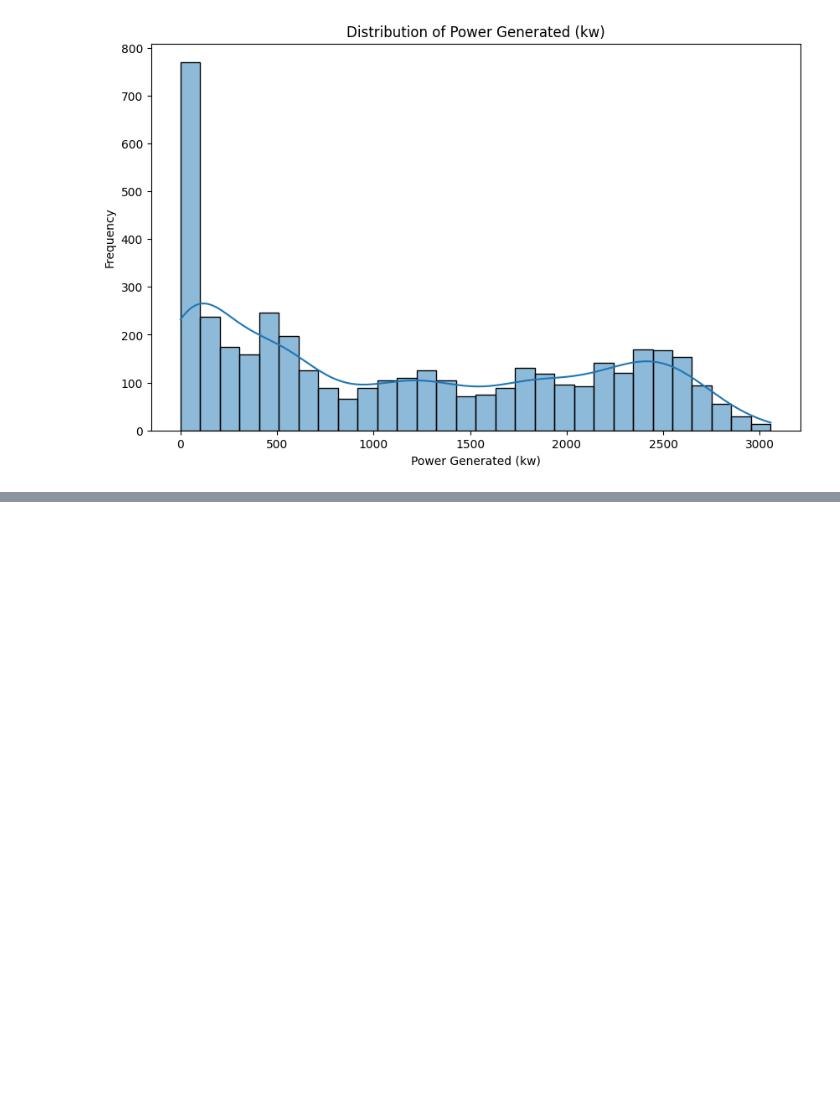
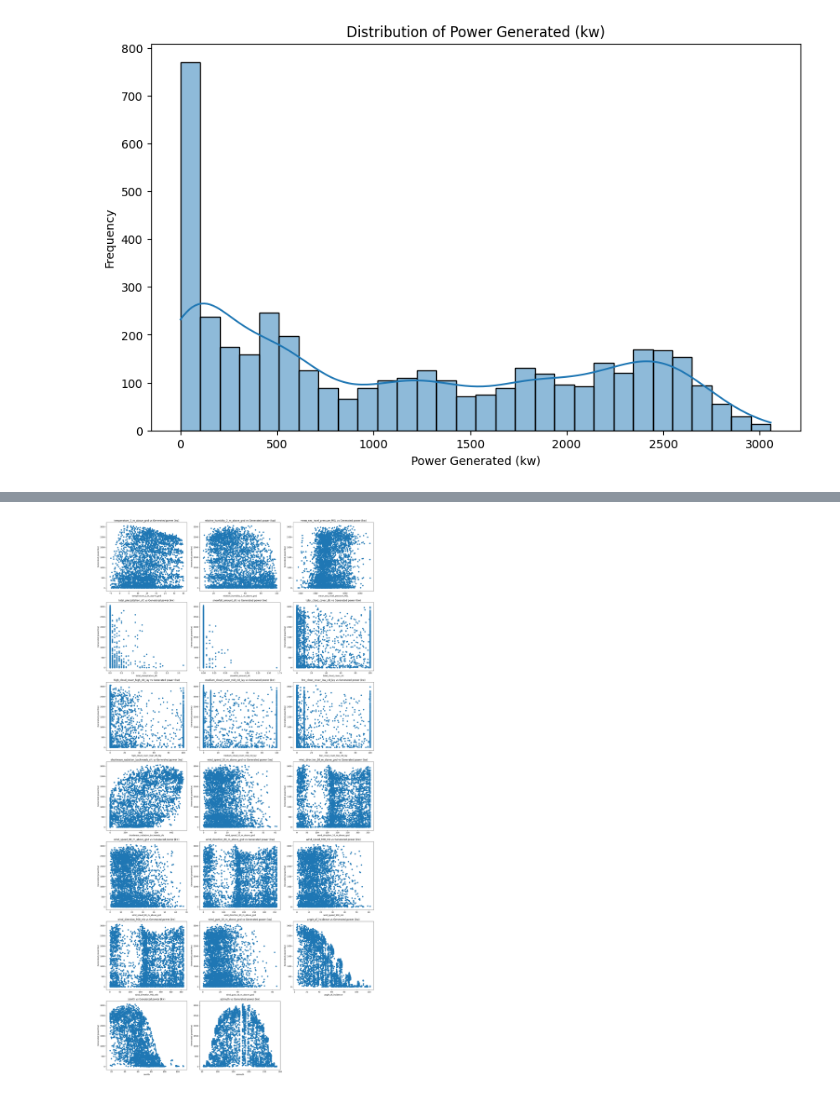
Before and after one commit to Nane1618/week-1, a Jupyter notebook: solarprediction.ipynb, the cells around one changed output, grey strips where cells are left out. Drawn from its saved outputs; the diff is of its cells as text; code cells hidden in the pictures; blank space fills up the shorter version.

```diff
--- a/solarprediction.ipynb
+++ b/solarprediction.ipynb
@@ -112,0 +146,17 @@ plt.show()
+# %%
+# bivariate analysis
+# scatter plot with target feature
+
+plt.figure(figsize=(20, 40))
+
+for i, column in enumerate(d.columns[:num_plots]):  # remove the last column
+    plt.subplot(7, 3, i + 1)
+    plt.scatter(d[column], d['generated_power_kw'])
+    plt.title(f'{column} vs Generated power (kw)')
+    plt.xlabel(column)
+    plt.ylabel('Generated power(kw)')
+
+plt.tight_layout()
+plt.show()
+# %% [output]
+[figure, added]
```
Also changed, not shown: parts of 8 cells of this notebook.
